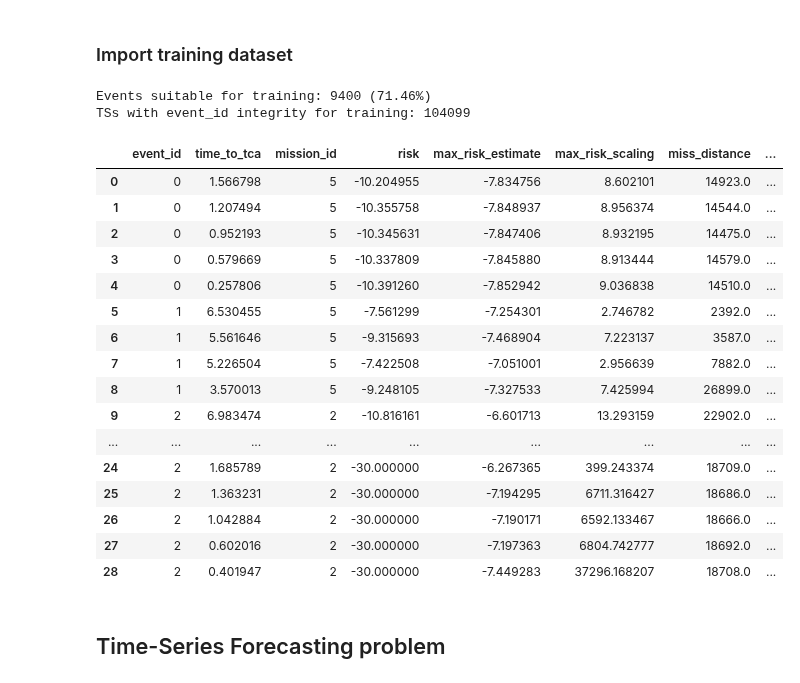
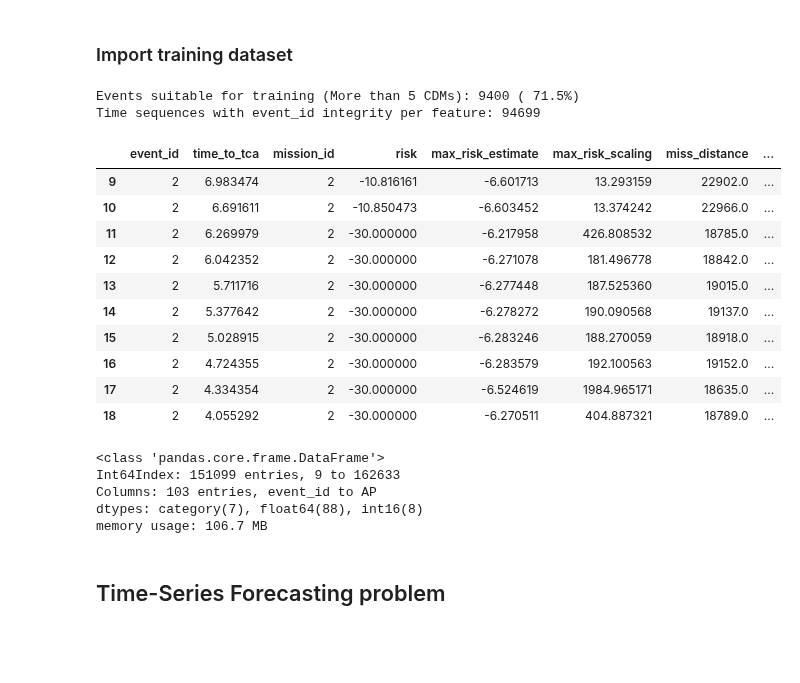
Before and after one commit to JJavierRosales/scapy, a Jupyter notebook: notebooks/rnn_time_series_forecasting.ipynb, the cells around one changed output. Cells and saved outputs as stored; diff of their text form; code cells hidden in the pictures; blank space fills up the shorter version.

```diff
--- a/notebooks/rnn_time_series_forecasting.ipynb
+++ b/notebooks/rnn_time_series_forecasting.ipynb
@@ -51,37 +52,49 @@ from library.irplib import utils, eda, config, sdg
 # %%
 # Import transformed training dataset
 df = eda.import_cdm_data(os.path.join(cwd,'data','esa-challenge','train_data_transformed.csv'))
 
 # Count number of CDMs available per event
-nb_cdms = df.groupby(['event_id']).count()['time_to_tca'].to_numpy(dtype=np.int32)
+nb_cdms = df.groupby(['event_id']).count()['time_to_tca'].to_numpy(dtype=np.int16)
 
-# Get information summary on TS suitable for training
-min_cdms = 5
-print(f'Events suitable for training: {np.sum(nb_cdms>min_cdms)}'
-      f' ({np.sum(nb_cdms>min_cdms)/len(nb_cdms)*100:.2f}%)')
-print(f'TSs with event_id integrity for training: {np.sum(nb_cdms[nb_cdms>min_cdms]-min_cdms)}')
+# Define window size and number of events to forecast
+window_size = 5
+events_to_forecast = 1
+min_cdms = window_size + events_to_forecast
+
+print(f'Events suitable for training (More than {min_cdms-1} CDMs): {np.sum(nb_cdms>=min_cdms)}'
+      f' ({np.sum(nb_cdms>=min_cdms)/len(nb_cdms)*100:5.1f}%)')
+print(f'Time sequences with event_id integrity per feature: {np.sum(nb_cdms[nb_cdms>=min_cdms]-min_cdms)}')
+
+# Count number of CDMs per event
+ts_events  = df[['event_id', 'time_to_tca']].groupby(['event_id']).count().rename(columns={'time_to_tca':'nb_cdms'})
+
+# Get events that have a minimum number of CDMs equal to the window_size + events_to_forecast
+events_filter = list(ts_events[ts_events['nb_cdms']>=min_cdms].index.values)
+
+# Redefine DataFrame to contain only events suitable for TSF to save memory
+df = df[df['event_id'].isin(events_filter)]
 
 # Show first data points to explore data types
-display(df[df['event_id'].isin([0,1,2])])
+display(df.head(10))
+df.info()
 # %% [output]
-Events suitable for training: 9400 (71.46%)
-TSs with event_id integrity for training: 104099
+Events suitable for training (More than 5 CDMs): 9400 ( 71.5%)
+Time sequences with event_id integrity per feature: 94699
 |  | event_id | time_to_tca | mission_id | risk | max_risk_estimate | max_risk_scaling | miss_distance | ... |
-| 0 | 0 | 1.566798 | 5 | -10.204955 | -7.834756 | 8.602101 | 14923.0 | ... |
-| 1 | 0 | 1.207494 | 5 | -10.355758 | -7.848937 | 8.956374 | 14544.0 | ... |
-| 2 | 0 | 0.952193 | 5 | -10.345631 | -7.847406 | 8.932195 | 14475.0 | ... |
-| 3 | 0 | 0.579669 | 5 | -10.337809 | -7.845880 | 8.913444 | 14579.0 | ... |
-| 4 | 0 | 0.257806 | 5 | -10.391260 | -7.852942 | 9.036838 | 14510.0 | ... |
-| 5 | 1 | 6.530455 | 5 | -7.561299 | -7.254301 | 2.746782 | 2392.0 | ... |
-| 6 | 1 | 5.561646 | 5 | -9.315693 | -7.468904 | 7.223137 | 3587.0 | ... |
-| 7 | 1 | 5.226504 | 5 | -7.422508 | -7.051001 | 2.956639 | 7882.0 | ... |
-| 8 | 1 | 3.570013 | 5 | -9.248105 | -7.327533 | 7.425994 | 26899.0 | ... |
 | 9 | 2 | 6.983474 | 2 | -10.816161 | -6.601713 | 13.293159 | 22902.0 | ... |
-| ... | ... | ... | ... | ... | ... | ... | ... | ... |
-| 24 | 2 | 1.685789 | 2 | -30.000000 | -6.267365 | 399.243374 | 18709.0 | ... |
-| 25 | 2 | 1.363231 | 2 | -30.000000 | -7.194295 | 6711.316427 | 18686.0 | ... |
-| 26 | 2 | 1.042884 | 2 | -30.000000 | -7.190171 | 6592.133467 | 18666.0 | ... |
-| 27 | 2 | 0.602016 | 2 | -30.000000 | -7.197363 | 6804.742777 | 18692.0 | ... |
-| 28 | 2 | 0.401947 | 2 | -30.000000 | -7.449283 | 37296.168207 | 18708.0 | ... |
+| 10 | 2 | 6.691611 | 2 | -10.850473 | -6.603452 | 13.374242 | 22966.0 | ... |
+| 11 | 2 | 6.269979 | 2 | -30.000000 | -6.217958 | 426.808532 | 18785.0 | ... |
+| 12 | 2 | 6.042352 | 2 | -30.000000 | -6.271078 | 181.496778 | 18842.0 | ... |
+| 13 | 2 | 5.711716 | 2 | -30.000000 | -6.277448 | 187.525360 | 19015.0 | ... |
+| 14 | 2 | 5.377642 | 2 | -30.000000 | -6.278272 | 190.090568 | 19137.0 | ... |
+| 15 | 2 | 5.028915 | 2 | -30.000000 | -6.283246 | 188.270059 | 18918.0 | ... |
+| 16 | 2 | 4.724355 | 2 | -30.000000 | -6.283579 | 192.100563 | 19152.0 | ... |
+| 17 | 2 | 4.334354 | 2 | -30.000000 | -6.524619 | 1984.965171 | 18635.0 | ... |
+| 18 | 2 | 4.055292 | 2 | -30.000000 | -6.270511 | 404.887321 | 18789.0 | ... |
+<class 'pandas.core.frame.DataFrame'>
+Int64Index: 151099 entries, 9 to 162633
+Columns: 103 entries, event_id to AP
+dtypes: category(7), float64(88), int16(8)
+memory usage: 106.7 MB
 # %% [markdown]
 ## Time-Series Forecasting problem
```
Also changed, not shown: parts of 11 cells of this notebook, 1 other file.
